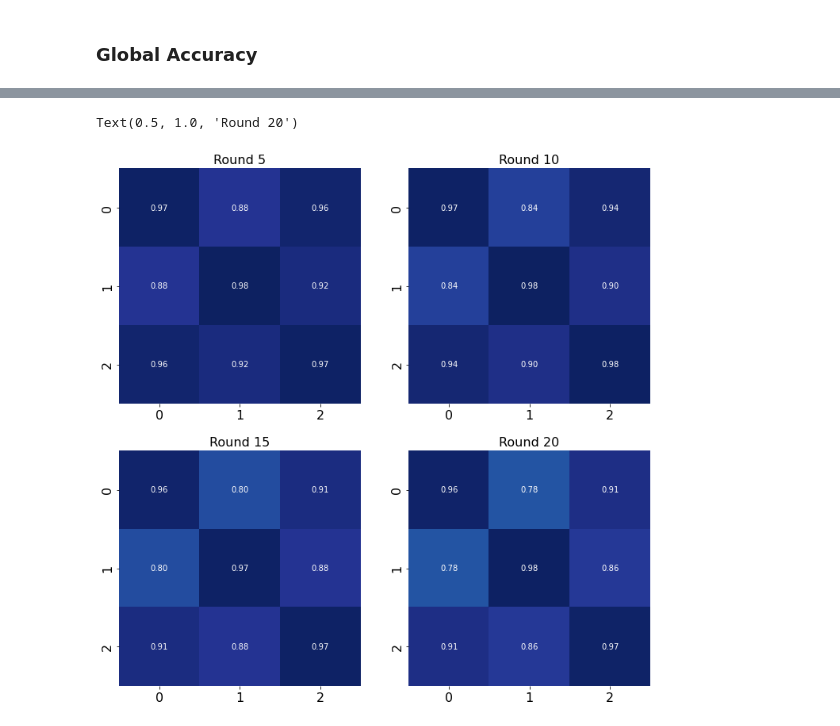
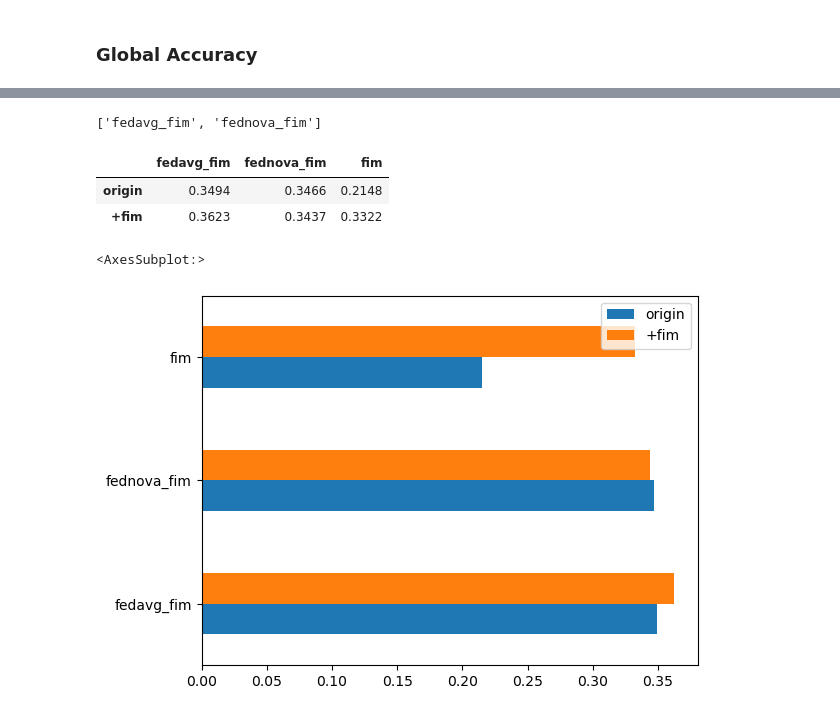
Before and after one commit to AIoT-Lab-BKAI/Hung-NN-verifiedFL, a Jupyter notebook: records/analysis.ipynb, the cells around one changed output, grey strips where cells are left out. Drawn from its saved outputs; the diff is of its cells as text; code cells hidden in the pictures.

```diff
--- a/records/analysis.ipynb
+++ b/records/analysis.ipynb
@@ -107,32 +67,39 @@ NameError: name 'json' is not defined
-# %%
-import seaborn as sns
-
-folder_path = "./jsons/baseline/simple_5/"
-# folder_path += "fedavg"
-folder_path += "scaffold"
-# folder_path += "fedavgv2_contrastive_1"
-
-global_data = json.load(open(f"{folder_path}/global_constrastive_info.json", "r"))
-
-matplotlib.rc('xtick', labelsize=16)
-matplotlib.rc('ytick', labelsize=16)
-fig, axes = plt.subplots(2, 2, figsize=(12, 12))
-
-r = 5
-sns.heatmap(ax=axes[0,0], data=global_data["sim_mtx"][r], annot=True, fmt=".2f", cmap="YlGnBu", cbar=False, vmin=0, vmax=1)
-axes[0,0].set_title(f"Round {r}", fontsize=16)
-
-r = 10
-sns.heatmap(ax=axes[0,1], data=global_data["sim_mtx"][r], annot=True, fmt=".2f", cmap="YlGnBu", cbar=False, vmin=0, vmax=1)
-axes[0,1].set_title(f"Round {r}", fontsize=16)
-
-r = 15
-sns.heatmap(ax=axes[1,0], data=global_data["sim_mtx"][r], annot=True, fmt=".2f", cmap="YlGnBu", cbar=False, vmin=0, vmax=1)
-axes[1,0].set_title(f"Round {r}", fontsize=16)
-
-r = 20
-sns.heatmap(ax=axes[1,1], data=global_data["sim_mtx"][r], annot=True, fmt=".2f", cmap="YlGnBu", cbar=False, vmin=0, vmax=1)
-axes[1,1].set_title(f"Round {r}", fontsize=16)
-# %% [output]
-Text(0.5, 1.0, 'Round 20')
-[figure, removed]
+# %%
+E = 5
+R = 100
+N = 100
+dataset = "cifar10"
+alpha = 0.1
+
+folder_path = f"./jsons/dataset_idx/{dataset}/dirichlet/dir_{alpha}_sparse/{N}client/E{E}/R{R}"
+algos = filter(func, sorted(os.listdir(folder_path)))
+algos = list(algos)
+algos
+# %% [output]
+['fedavg_fim', 'fednova_fim']
+# %%
+import pandas as pd
+
+data = {algo: [] for algo in algos}
+for algo in algos:
+    global_cfmtx = json.load(open(os.path.join(folder_path, algo, "global_cfmtx_record.json"), "r"))
+    for r in range(len(global_cfmtx)):
+        data[algo].append(np.mean(np.diag(global_cfmtx[r])))
+
+fim = json.load(open(os.path.join(f"./jsons/dataset_idx/{dataset}/dirichlet/dir_{alpha}_sparse/{N}client/", "fim", "results.json"), "r"))
+# sset = json.load(open(os.path.join(f"./jsons/dataset_idx/{dataset}/dirichlet/dir_{alpha}_sparse/{N}client/", "singleset", "results.json"), "r"))
+
+df = pd.DataFrame(data).iloc[-2:]
+df.index = pd.Index(['origin', '+fim'])
+
+df['fim'] = [fim['centroid'], fim['fim']]
+df
+# %% [output]
+|  | fedavg_fim | fednova_fim | fim |
+| origin | 0.3494 | 0.3466 | 0.2148 |
+| +fim | 0.3623 | 0.3437 | 0.3322 |
+# %%
+df.T.plot.barh()
+# %% [output]
+<AxesSubplot:>
+[figure, added]
```
Also changed, not shown: parts of 7 cells of this notebook, 8 other files.
